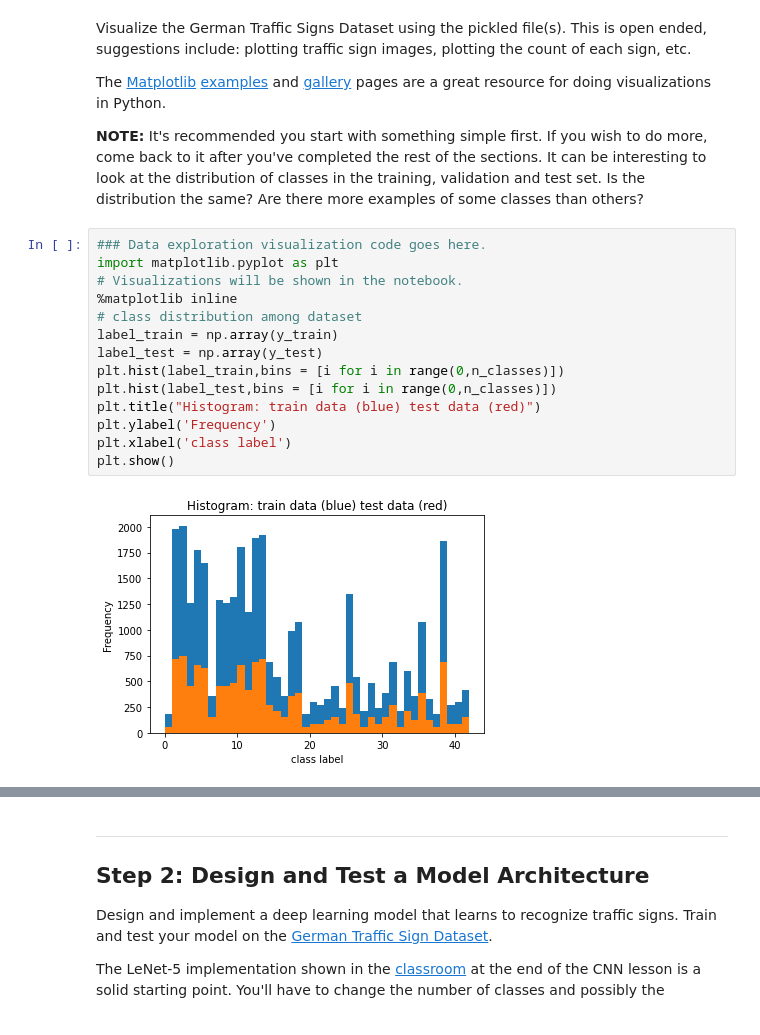
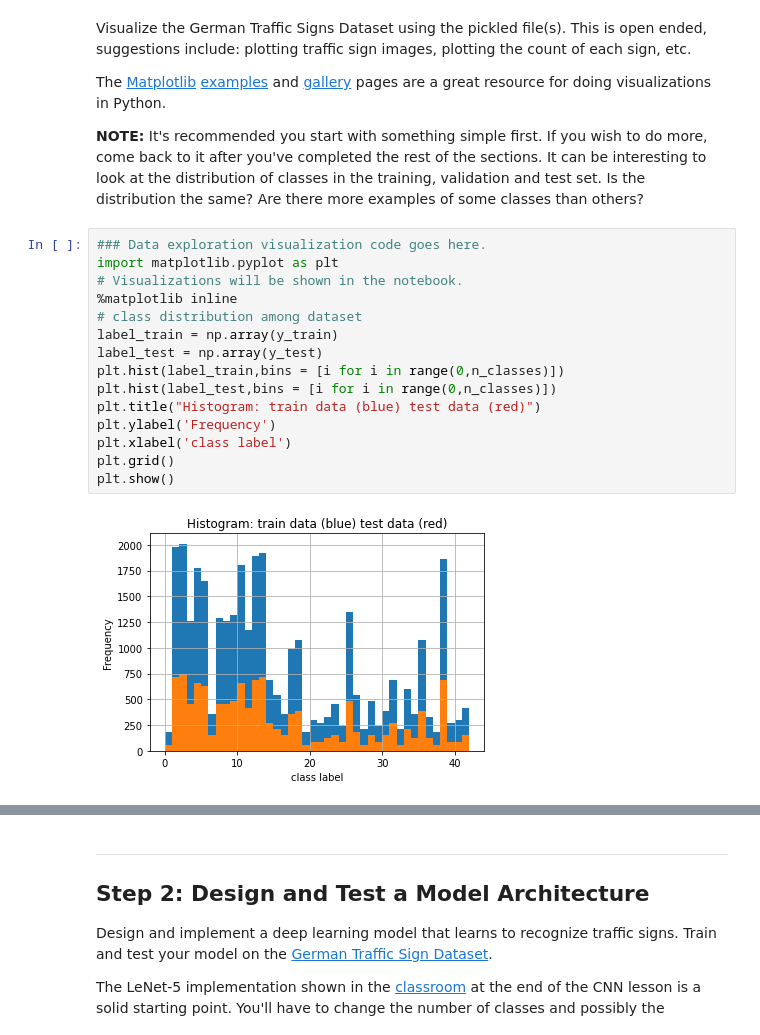
Before and after one commit to murilo25/Traffic-Sign-Classifier, a Jupyter notebook: Traffic_Sign_Classifier.ipynb, the cells around one changed output, grey strips where cells are left out. Drawn from its saved outputs; the diff is of its cells as text.

```diff
--- a/Traffic_Sign_Classifier.ipynb
+++ b/Traffic_Sign_Classifier.ipynb
@@ -94,16 +94,17 @@ The [Matplotlib](http://matplotlib.org/) [examples](http://matplotlib.org/exampl
 # %%
 ### Data exploration visualization code goes here.
 import matplotlib.pyplot as plt
 # Visualizations will be shown in the notebook.
 %matplotlib inline
 # class distribution among dataset
 label_train = np.array(y_train)
 label_test = np.array(y_test)
 plt.hist(label_train,bins = [i for i in range(0,n_classes)])
 plt.hist(label_test,bins = [i for i in range(0,n_classes)])
 plt.title("Histogram: train data (blue) test data (red)")
 plt.ylabel('Frequency')
 plt.xlabel('class label')
+plt.grid()
 plt.show()
 # %% [output]
-[figure, old version]
+[figure, new version]
```
Also changed, not shown: parts of 7 cells of this notebook, 4 other files.
